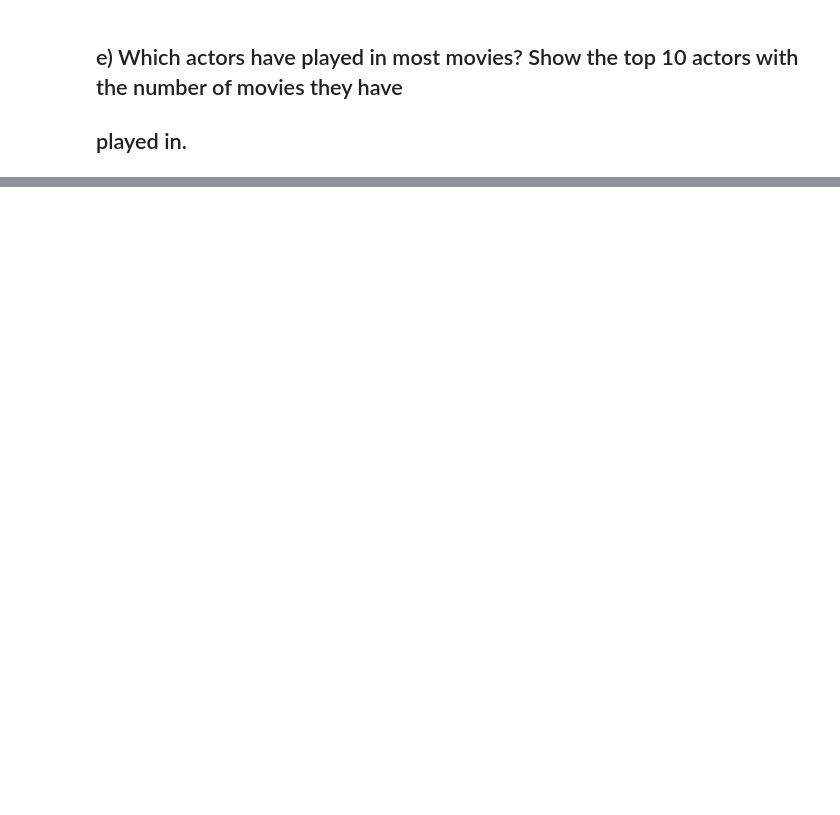
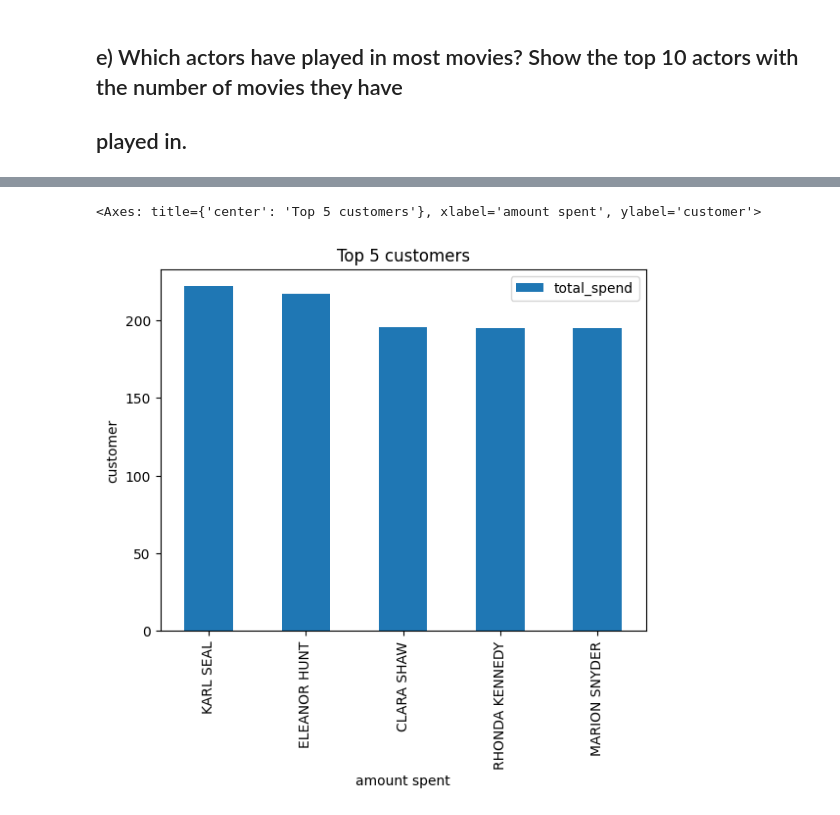
Before and after one commit to EdvinGlawing/sakila_lab_edvin_glawing, a Jupyter notebook: jupyter_notebook.ipynb, the cells around one changed output, grey strips where cells are left out. Cells and saved outputs as stored; diff of their text form; code cells hidden in the pictures; blank space fills up the shorter version.

```diff
--- a/jupyter_notebook.ipynb
+++ b/jupyter_notebook.ipynb
@@ -167,0 +182,12 @@ ORDER BY film_count DESC LIMIT 10
+# %%
+customers_spend = query_sakila("""
+SELECT
+c.first_name || ' ' || c.last_name AS customer_name,
+SUM(p.amount) AS total_spend
+FROM customer c
+JOIN payment p ON p.customer_id = c.customer_id
+GROUP BY customer_name
+ORDER BY total_spend DESC
+""")
+
+customers_spend.head()
@@ -167,0 +201,14 @@ ORDER BY film_count DESC LIMIT 10
+# %%
+ax = customers_spend.head().plot(
+    kind="bar",
+    x="customer_name",
+    y="total_spend",
+    title="Top 5 customers",
+    xlabel="amount spent",
+    ylabel="customer",
+)
+
+ax
+# %% [output]
+<Axes: title={'center': 'Top 5 customers'}, xlabel='amount spent', ylabel='customer'>
+[figure, added]
```
Also changed, not shown: parts of 13 cells of this notebook.
